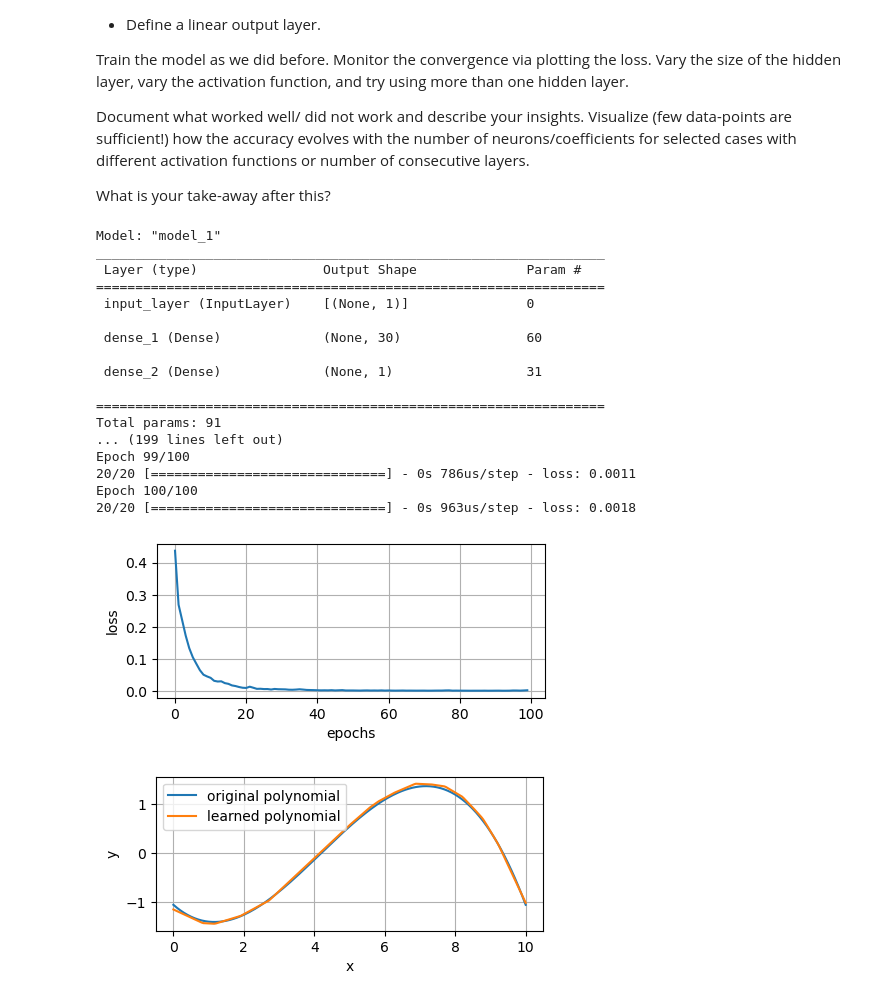
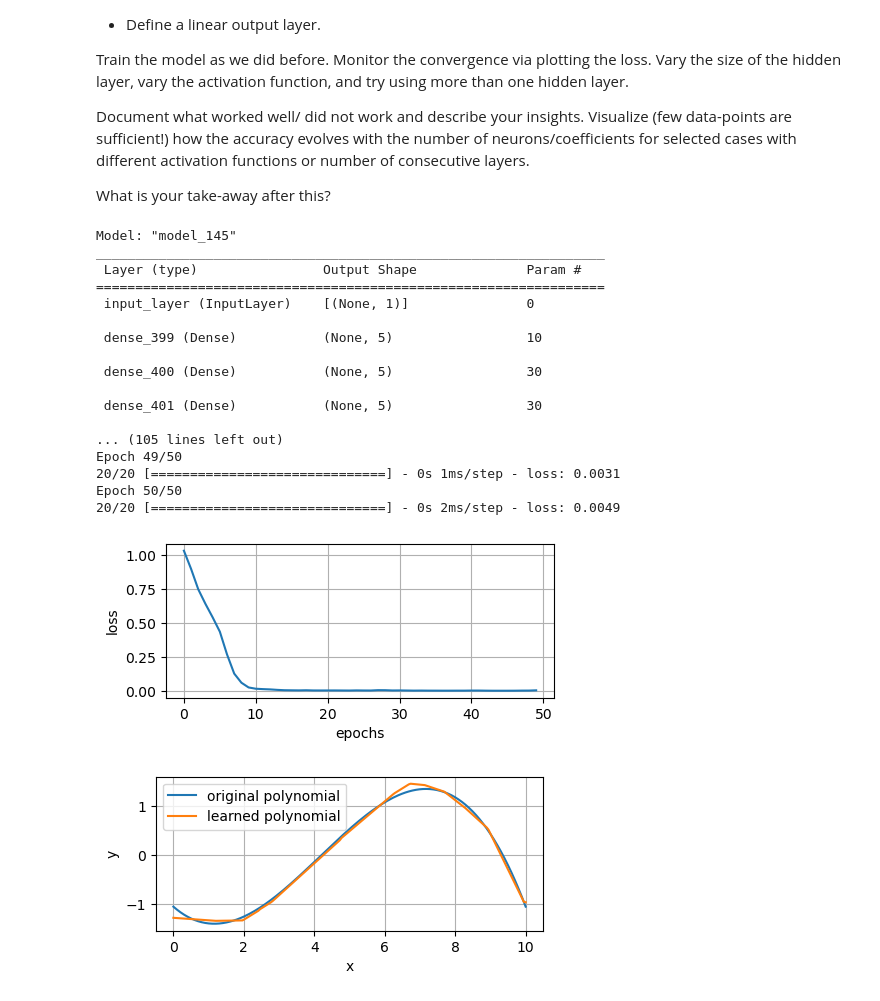
Before and after one commit to oswald3141/nn__ws_0324, a Jupyter notebook: Lab1_ GettingStarted.ipynb, the cells around one changed output. Saved outputs shown, nothing was run; the diff lists cells and outputs as text; code cells hidden in the pictures.

```diff
--- a/Lab1_ GettingStarted.ipynb
+++ b/Lab1_ GettingStarted.ipynb
@@ -397,53 +399,61 @@ x_tf_avg = tf.math.reduce_mean(x_tf)
 x_tf_std = tf.math.reduce_std(x_tf)
 x_tf_scaled = (x_tf - x_tf_avg)/x_tf_std
 
+# Y is already scaled
+
+n_hidden = 5
+
 input_layer = K.Input( shape=(1,), name="input_layer" )
-hidden_layer = K.layers.Dense(30, activation=K.activations.relu)(input_layer)
-output_layer = K.layers.Dense(1)(hidden_layer)
+hidden_layer_1 = K.layers.Dense(n_hidden, activation=K.activations.relu)(input_layer)
+hidden_layer_2 = K.layers.Dense(n_hidden, activation=K.activations.relu)(hidden_layer_1)
+hidden_layer_3 = K.layers.Dense(n_hidden, activation=K.activations.relu)(hidden_layer_2)
+hidden_layer_4 = K.layers.Dense(n_hidden, activation=K.activations.relu)(hidden_layer_3)
+hidden_layer_5 = K.layers.Dense(n_hidden, activation=K.activations.relu)(hidden_layer_4)
+output_layer = K.layers.Dense(1)(hidden_layer_5)
 model = K.Model(inputs=input_layer, outputs=output_layer)
 model.summary()
 
 model.compile( optimizer=K.optimizers.Adam(learning_rate=0.01) , loss=K.losses.MeanSquaredError() )
-hist = model.fit(x=x_tf_scaled, y=Y, batch_size=10, epochs=100)
+hist = model.fit(x=x_tf_scaled, y=Y, batch_size=10, epochs=50)
 
 try:
     plt.figure(figsize=[5,2])
     plt.plot(hist.history["loss"])
     plt.xlabel("epochs"), plt.ylabel("loss"), plt.grid()
     plt.show()
 except:
     print("Error while plotting loss, hist object not assigned?")
 
 
 # TODO: apply the models predict function to retrieve the output.
 Y_pred = model.predict(x_tf_scaled, verbose=0)
 
 # let's see the output of our function.
 try:
     plt.figure(figsize=[5,2])
     plt.plot(x_np, Y, label="original polynomial")
     plt.plot(x_np, Y_pred, label="learned polynomial")
     plt.xlabel('x'), plt.ylabel('y'), plt.legend(), plt.grid()
     plt.show()
 except:
     print("Error while plotting model output, missing Y or Y_pred")
 # %% [output]
-Model: "model_1"
+Model: "model_145"
 _________________________________________________________________
  Layer (type)                Output Shape              Param #
 =================================================================
  input_layer (InputLayer)    [(None, 1)]               0
 
- dense_1 (Dense)             (None, 30)                60
+ dense_399 (Dense)           (None, 5)                 10
 
- dense_2 (Dense)             (None, 1)                 31
+ dense_400 (Dense)           (None, 5)                 30
 
-=================================================================
-Total params: 91
-... (199 lines left out)
-Epoch 99/100
-20/20 [==============================] - 0s 786us/step - loss: 0.0011
-Epoch 100/100
-20/20 [==============================] - 0s 963us/step - loss: 0.0018
+ dense_401 (Dense)           (None, 5)                 30
+
+... (105 lines left out)
+Epoch 49/50
+20/20 [==============================] - 0s 1ms/step - loss: 0.0031
+Epoch 50/50
+20/20 [==============================] - 0s 2ms/step - loss: 0.0049
-[figure, old version]
+[figure, new version]
-[figure, old version]
+[figure, new version]
```
Also changed, not shown: parts of 7 cells of this notebook, 2 other files.
